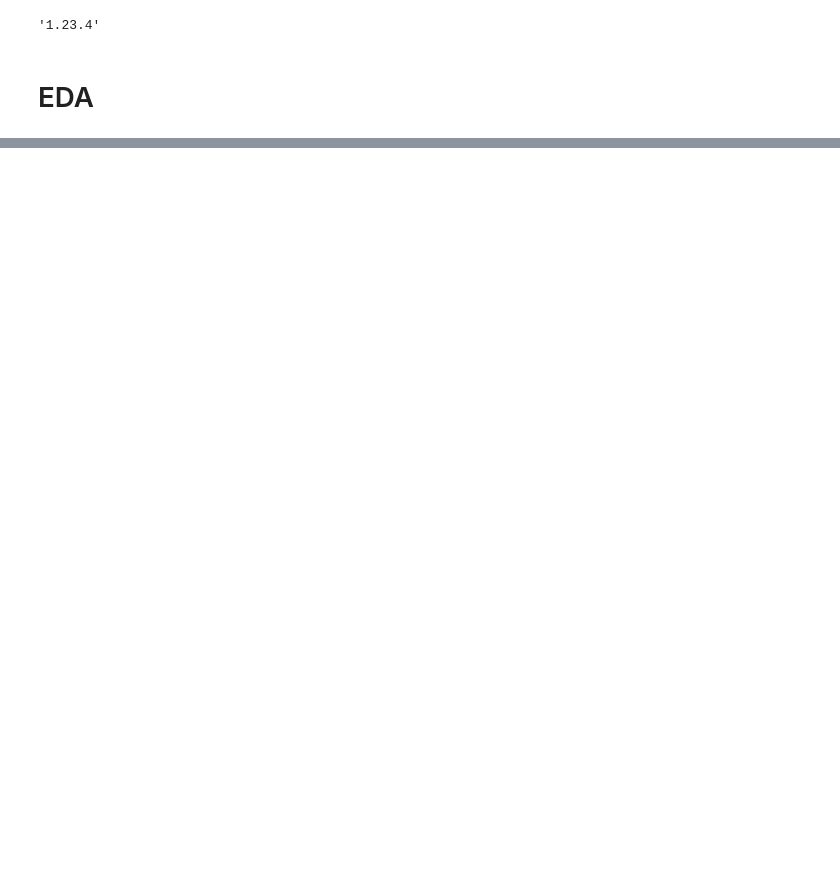
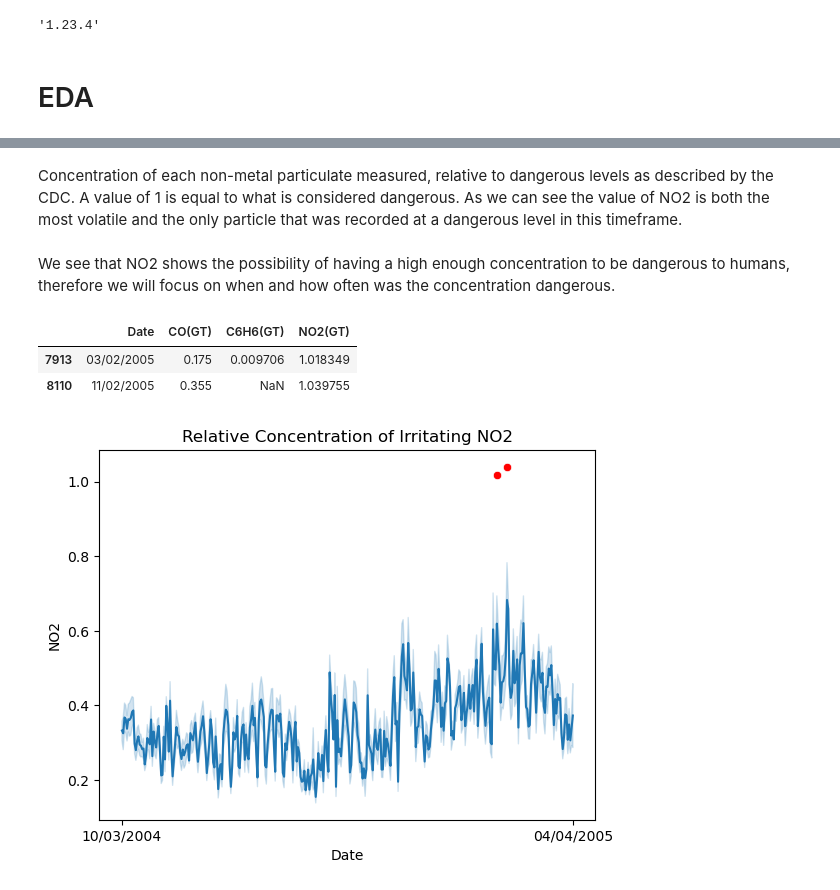
Before and after one commit to ubco-W2022T1-cosc301/project-group38, a Jupyter notebook: notebooks/analysis3.ipynb, the cells around one changed output, grey strips where cells are left out. Cells and saved outputs as stored; diff of their text form; code cells hidden in the pictures; blank space fills up the shorter version.

```diff
--- a/notebooks/analysis3.ipynb
+++ b/notebooks/analysis3.ipynb
@@ -61,0 +69,19 @@ Mean CO: 2.15 mg/m^3.
+# %% [markdown]
+Concentration of each non-metal particulate measured, relative to dangerous levels as described by the CDC. A value of 1 is equal to what is considered dangerous. As we can see the value of NO2 is both the most volatile and the only particle that was recorded at a dangerous level in this timeframe.
+# %% [markdown]
+We see that NO2 shows the possibility of having a high enough concentration to be dangerous to humans, therefore we will focus on when and how often was the concentration dangerous.
+# %%
+dIrritating = dNonMetal[(dNonMetal["NO2(GT)"] >= 0.115)]
+dDangerous = dIrritating[(dIrritating["NO2(GT)"] >= 1)]
+
+di = sns.lineplot(x='Date', y='NO2(GT)', data=dIrritating)
+di.set_xticks([0,len(di.get_xticks())-1])
+di.set_title("Relative Concentration of Irritating NO2")
+di.set_ylabel("NO2")
+dd = sns.scatterplot(data=dDangerous, x='Date', y='NO2(GT)', color='red')
+dDangerous
+# %% [output]
+|  | Date | CO(GT) | C6H6(GT) | NO2(GT) |
+| 7913 | 03/02/2005 | 0.175 | 0.009706 | 1.018349 |
+| 8110 | 11/02/2005 | 0.355 | NaN | 1.039755 |
+[figure, added]
```
Also changed, not shown: parts of 12 cells of this notebook, 1 other file.
